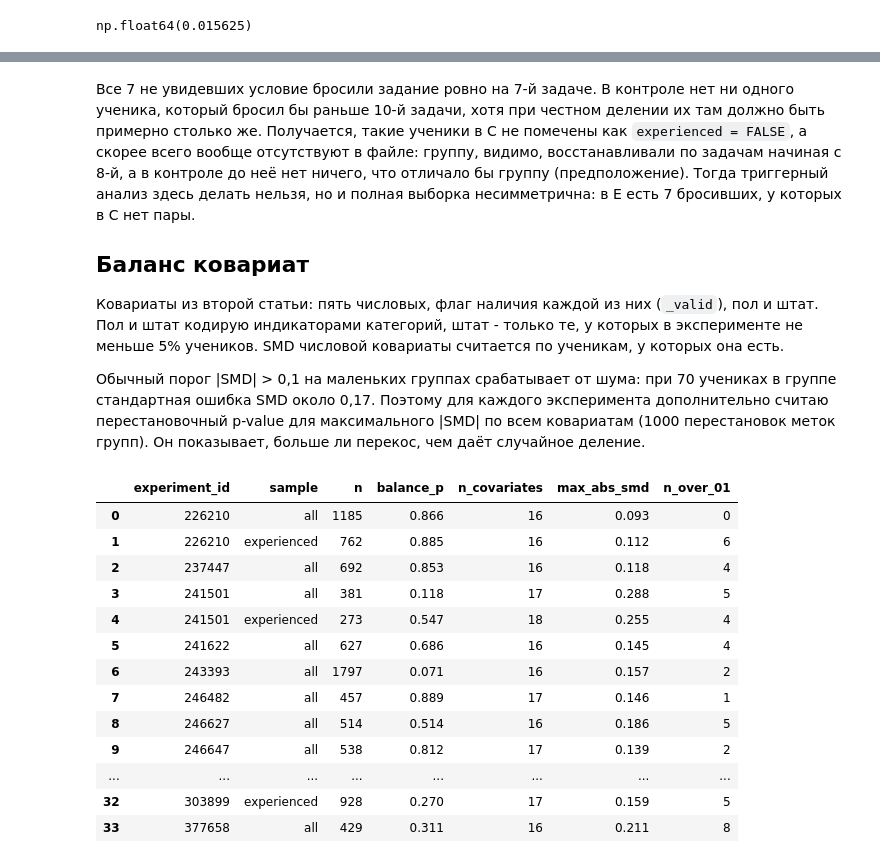
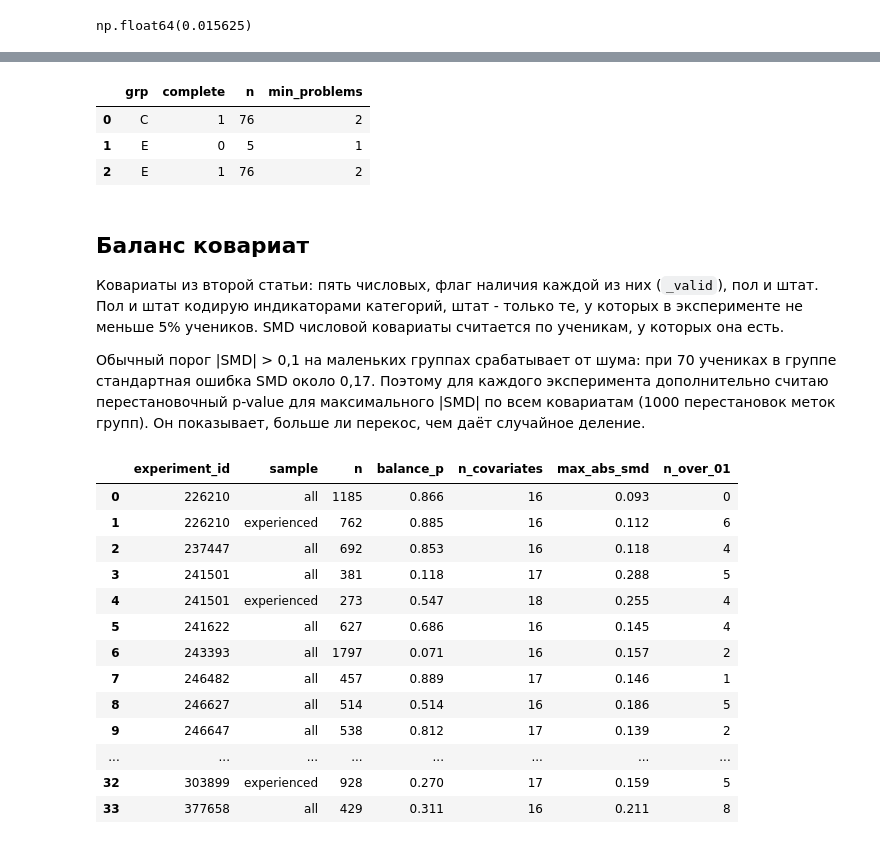
Before and after one commit to artyombelyaev/assistments-ab-tests, a Jupyter notebook: notebooks/02_comparability.ipynb, the cells around one changed output, grey strips where cells are left out. Drawn from its saved outputs; the diff is of its cells as text; code cells hidden in the pictures.

```diff
--- a/notebooks/02_comparability.ipynb
+++ b/notebooks/02_comparability.ipynb
@@ -109,10 +189,11 @@ np.float64(0.015625)
+# %%
+db.run(con, "groups.sql", "not_experienced_256027")
+# %% [output]
+|  | grp | complete | n | min_problems |
+| 0 | C | 1 | 76 | 2 |
+| 1 | E | 0 | 5 | 1 |
+| 2 | E | 1 | 76 | 2 |
 # %% [markdown]
-Все 7 не увидевших условие бросили задание ровно на 7-й задаче. В контроле нет ни одного ученика, который бросил бы
-раньше 10-й задачи, хотя при честном делении их там должно быть примерно столько же. Получается, такие ученики в C
-не помечены как `experienced = FALSE`, а скорее всего вообще отсутствуют в файле: группу, видимо, восстанавливали
-по задачам начиная с 8-й, а в контроле до неё нет ничего, что отличало бы группу (предположение). Тогда триггерный
-анализ здесь делать нельзя, но и полная выборка несимметрична: в E есть 7 бросивших, у которых в C нет пары.
-
 ## Баланс ковариат
 
 Ковариаты из второй статьи: пять числовых, флаг наличия каждой из них (`_valid`), пол и штат. Пол и штат кодирую
```
Also changed, not shown: parts of 10 cells of this notebook, 2 other files.
